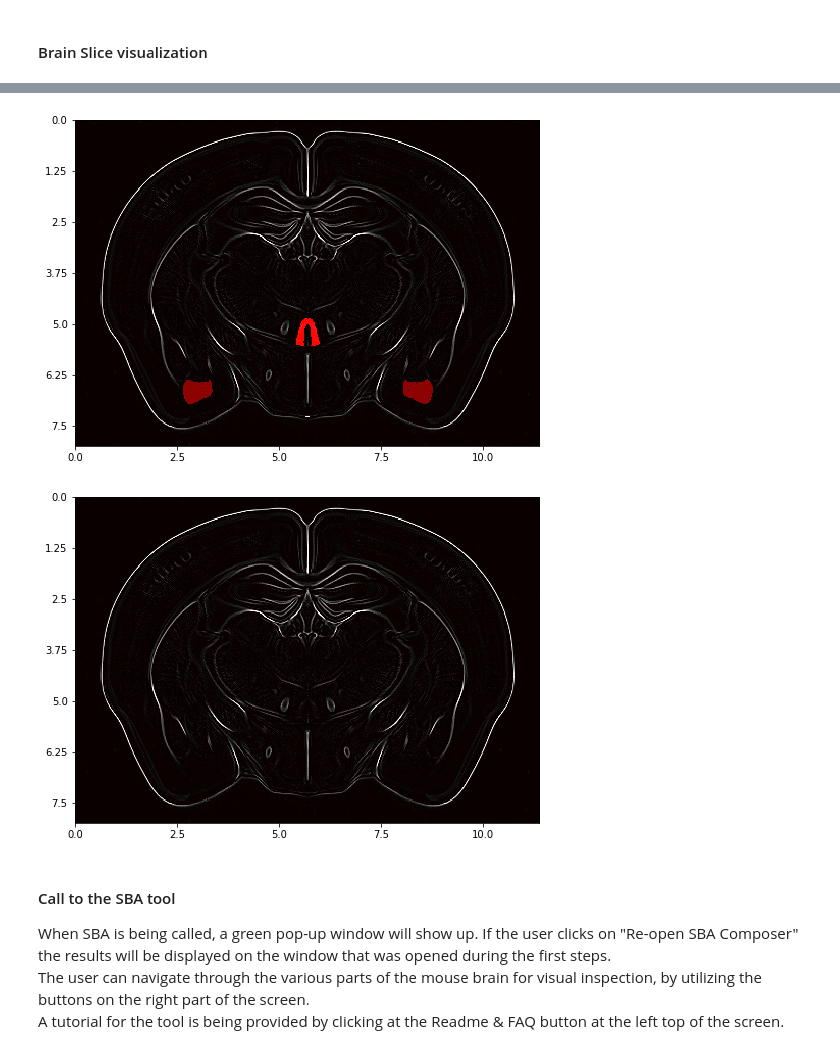
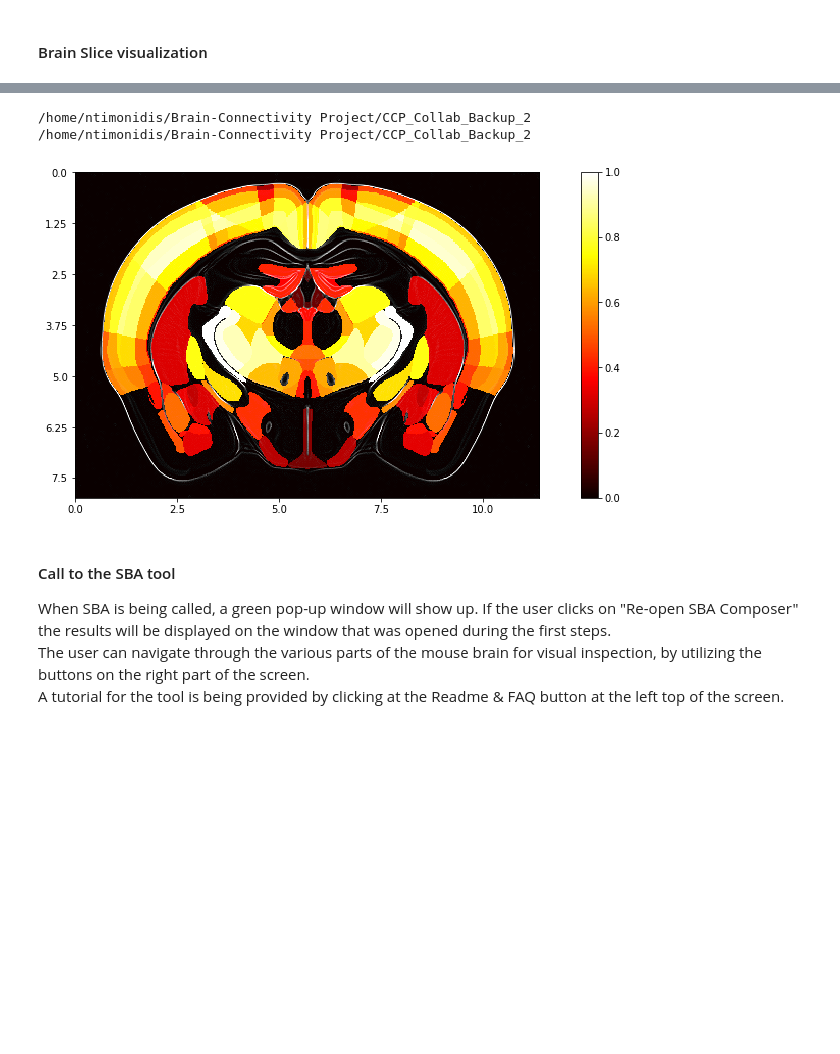
Before and after one commit to ntimonid/Connectomic-Composition-Predictor-CCP-, a Jupyter notebook: UseCase2.ipynb, the cells around one changed output, grey strips where cells are left out. Drawn from its saved outputs; the diff is of its cells as text; code cells hidden in the pictures; blank space fills up the shorter version.

```diff
--- a/UseCase2.ipynb
+++ b/UseCase2.ipynb
@@ -54,17 +54,16 @@ clear_output()
 Once the MesoPred instance has been initialized, we reduce our gene expression data to a set of structural brain areas that have the finest possible level of description (leaf keys).
 # %%
 GeneExp_reduced         = np.asarray(GeneExp)[MesoPred.params['leaf_keys'],:]
-ConDict_reduced         = np.asarray(ConDict['wild_type']['ConMat'])[MesoPred.params['leaf_keys'],:]
+ConStr_reduced          = np.asarray(ConDict['wild_type']['ConMat'])[MesoPred.params['leaf_keys'],:]
 # %% [markdown]
 The pre-processing function cleans the dataset from NaN (not a number) values and outliers, performs cubic root transformation to achieve a less skewed distribution, and z-scores the data for faster algorithmic convergence.
 # %%
-GeneExp_new, scaler,b,c     = MesoPred.PreProcessing(GeneExp_reduced, MesoPred.params,ConDict_reduced)
-#GeneExp_new, scaler    = MesoPred.PreProcessing(GeneExp_reduced, MesoPred.params)
+GeneExp_new, gene_scaler,ConStr_new,con_scaler = MesoPred.PreProcessing(GeneExp_reduced, MesoPred.params,ConStr_reduced)
 clear_output()
 # %% [markdown]
 Since we are not interested in training a predictive model but instead testing the data on pre-existing ones, the data are being re-scaled with a scaler object back to their pre-scaled form.
 # %%
-GeneExp_res             = scaler.inverse_transform(GeneExp_new)
+GeneExp_res             = gene_scaler.inverse_transform(GeneExp_new)
 # %% [markdown]
 ### Step 1: Transcriptional Gradients
 Transcriptional gradients from the given gene expression data are being initially estimated with the Dictionary learning and sparse coding technique (DLSC) (J. Mairal, F. Bach, J. Ponce, and G. Sapiro. Online dictionary learning for sparse coding. ICML, 2009).
@@ -72,10 +71,12 @@ The estimation is being done in order for Bella to assess the effect that the ge
 # %% [markdown]
 Since the process takes quite some time, the results have been stored in pickle files and are loaded for our analysis. However, the commented code indicates the way that we call the dictionary learning function.
 # %%
-#Components, Code, dict_mdl = MesoPred.DictionaryDecomposition(GeneExp_res, n_comp = 200)
-#pk.dump(Components, open('saves/Components.pkl','wb'))
-#pk.dump(Code, open('saves/Code.pkl','wb'))
-#pk.dump(dict_mdl, open('saves/dict_mdl.pkl','wb'))
-Components  = pk.load(open('saves/Components.pkl','rb'))
-Code = pk.load(open('saves/Code.pkl','rb'))
-dict_mdl   = pk.load(open('saves/dict_mdl.pkl','rb'))
+Gradients, Components, dict_mdl = MesoPred.DictionaryDecomposition(GeneExp_res.T)
+Gradients = Gradients.T
+Components = Components.T
+pk.dump(Gradients,open('Gradients.pkl','wb'))
+pk.dump(Components,open('Components.pkl','wb'))
+pk.dump(dict_mdl,open('dict_mdl.pkl','wb'))
+#Gradients  = pk.load(open('Gradients.pkl','rb'))
+#Components = pk.load(open('Components.pkl','rb'))
+#dict_mdl   = pk.load(open('dict_mdl.pkl','rb'))
@@ -144,14 +110,12 @@ plt.savefig('paper1_figures/ontology_results_of_module_{}.jpg')
 # %%
 BP_25 = PL.BrainPlotter(resolution = 25)
-BP_25.fit(projection = Code[:,PV_dominated_atom],
+BP_25.fit(projection = Gradients[:,PV_dominated_atom],
           chosen_indices = MesoPred.params['remaining_indices'])
-#pk.dump(BP_25, open('paper1_figures/gene_modules/PV_module_BP_25.pkl','wb'))
-
-#BP_25 = pk.load(open('paper1_figures/gene_modules/PV_module_BP_25.pkl','rb'))
-BP_25.plot_slice(savefile = 'paper1_figures/gene_module_slice {}.jpg'.format(PV_dominated_atom))
+BP_25.plot_slice()
 # %% [output]
+/home/ntimonidis/Brain-Connectivity Project/CCP_Collab_Backup_2
+/home/ntimonidis/Brain-Connectivity Project/CCP_Collab_Backup_2
-[figure, old version]
+[figure, new version]
-[figure, removed]
 # %% [markdown]
 #### Call to the SBA tool
 When SBA is being called, a green pop-up window will show up. If the user clicks on "Re-open SBA Composer" the results will be displayed on the window that was opened during the first steps.
```
Also changed, not shown: parts of 54 cells of this notebook, 9 other files.
